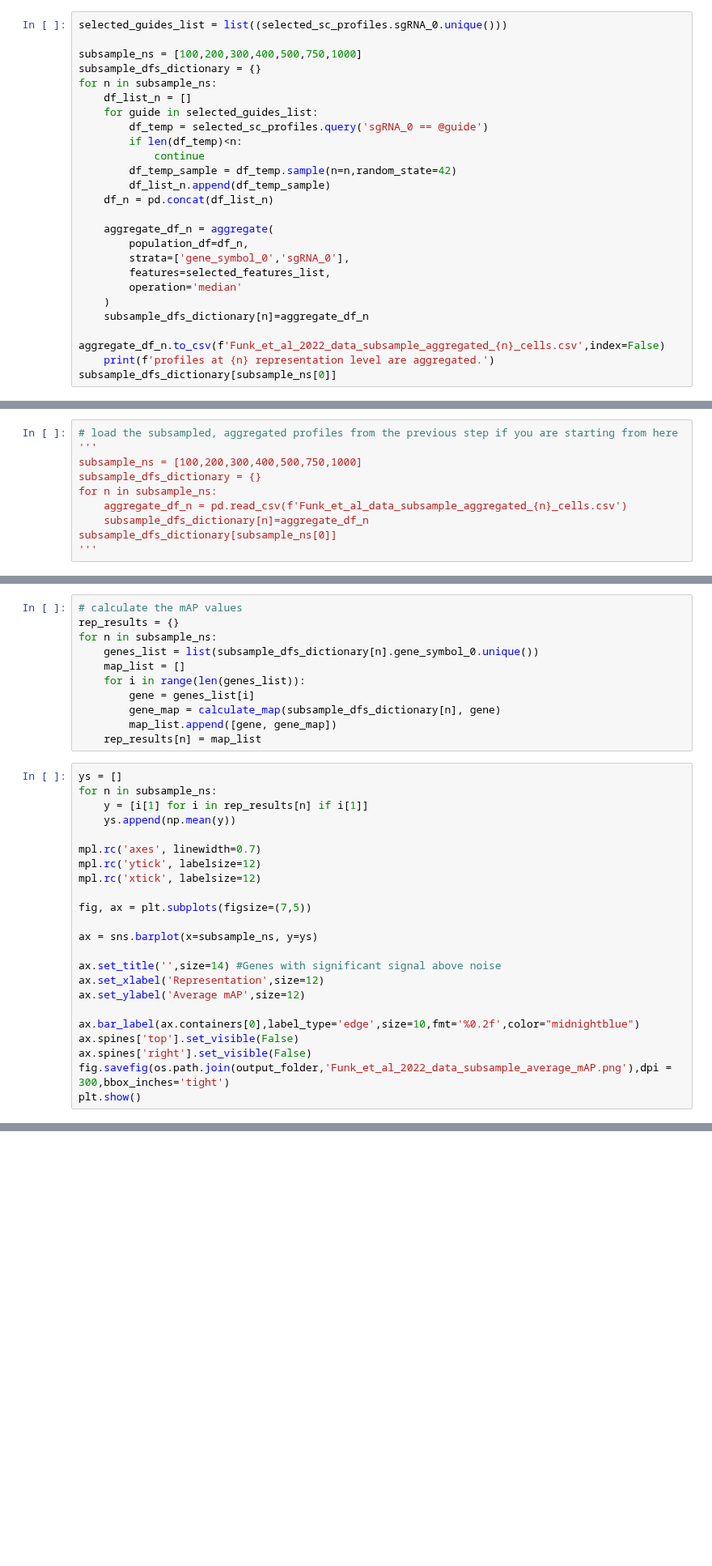
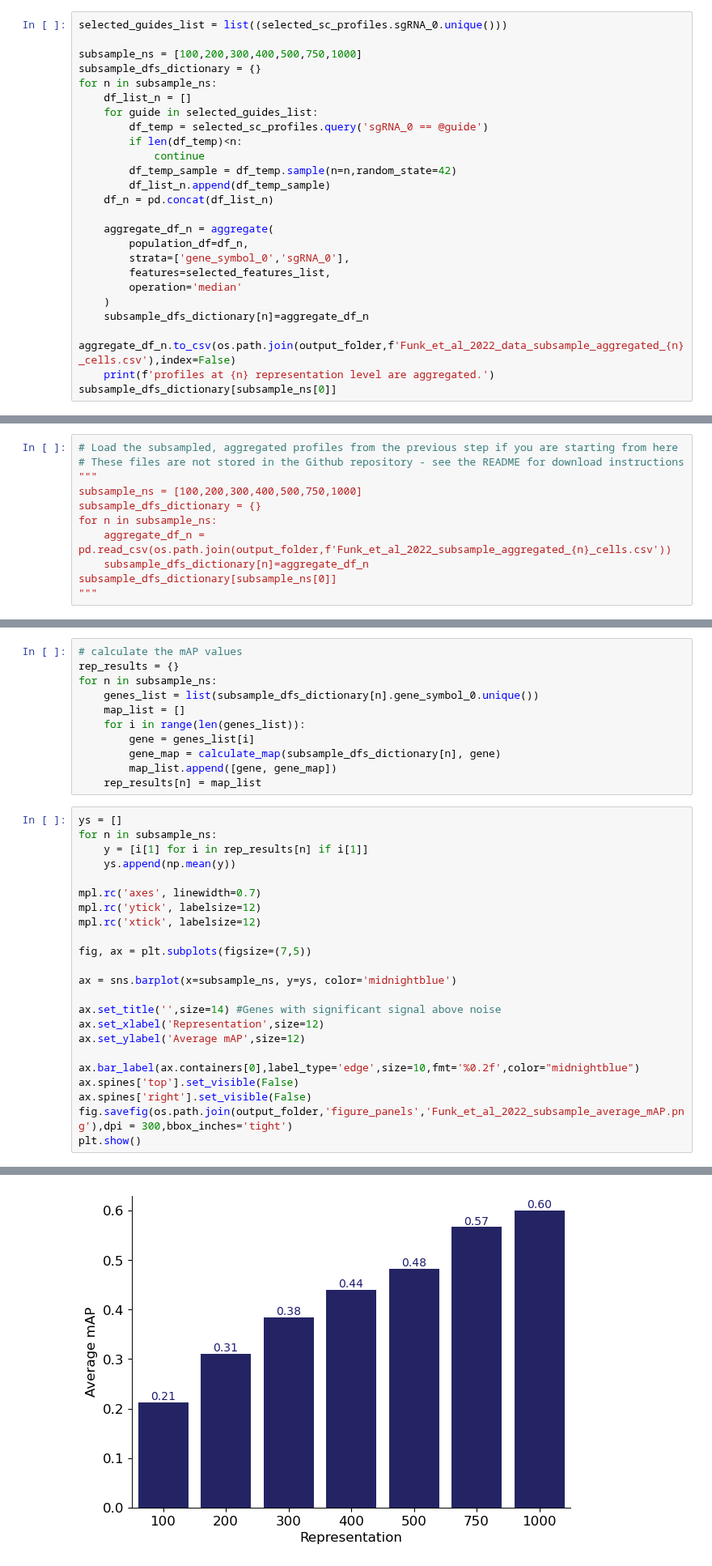
Before and after one commit to broadinstitute/2022_PERISCOPE, a Jupyter notebook: Supplemental_z/Funk_et_al_2022_dataset_mAP_calculations.ipynb, the cells around one changed output, grey strips where cells are left out. Shown at 81% size. Saved outputs shown, nothing was run; the diff lists cells and outputs as text; blank space fills up the shorter version.

Commit message:
update funk map figure

```diff
--- a/Supplemental_z/Funk_et_al_2022_dataset_mAP_calculations.ipynb
+++ b/Supplemental_z/Funk_et_al_2022_dataset_mAP_calculations.ipynb
@@ -220,7 +222,7 @@ for n in subsample_ns:
         operation='median'
     )
     subsample_dfs_dictionary[n]=aggregate_df_n
-    aggregate_df_n.to_csv(f'Funk_et_al_2022_data_subsample_aggregated_{n}_cells.csv',index=False)
+    aggregate_df_n.to_csv(os.path.join(output_folder,f'Funk_et_al_2022_data_subsample_aggregated_{n}_cells.csv'),index=False)
     print(f'profiles at {n} representation level are aggregated.')
 subsample_dfs_dictionary[subsample_ns[0]]
 # %% [output]
@@ -277,15 +279,16 @@ def calculate_map(df_guide, gene):
         ap_list.append(guide_ap)
     return np.mean(ap_list)
 # %%
-# load the subsampled, aggregated profiles from the previous step if you are starting from here
-'''
+# Load the subsampled, aggregated profiles from the previous step if you are starting from here
+# These files are not stored in the Github repository - see the README for download instructions
+"""
 subsample_ns = [100,200,300,400,500,750,1000]
 subsample_dfs_dictionary = {}
 for n in subsample_ns:
-    aggregate_df_n = pd.read_csv(f'Funk_et_al_data_subsample_aggregated_{n}_cells.csv')
+    aggregate_df_n = pd.read_csv(os.path.join(output_folder,f'Funk_et_al_2022_subsample_aggregated_{n}_cells.csv'))
     subsample_dfs_dictionary[n]=aggregate_df_n
 subsample_dfs_dictionary[subsample_ns[0]]
-'''
+"""
 # %% [output]
 |  | gene_symbol_0 | sgRNA_0 | cell_dapi_int | cell_dapi_min | cell_dapi_mass_displacement | cell_dapi_int_edge | ... |
 | 0 | AAGAB | AGCAGACATCAATCTATGTG | -0.029760 | -0.025942 | 0.287865 | 0.253405 | ... |
@@ -323,7 +326,7 @@ mpl.rc('xtick', labelsize=12)
 
 fig, ax = plt.subplots(figsize=(7,5))
 
-ax = sns.barplot(x=subsample_ns, y=ys)
+ax = sns.barplot(x=subsample_ns, y=ys, color='midnightblue')
 
 ax.set_title('',size=14) #Genes with significant signal above noise
 ax.set_xlabel('Representation',size=12)
@@ -332,6 +335,6 @@ ax.set_ylabel('Average mAP',size=12)
 ax.bar_label(ax.containers[0],label_type='edge',size=10,fmt='%0.2f',color="midnightblue")
 ax.spines['top'].set_visible(False)
 ax.spines['right'].set_visible(False)
-fig.savefig(os.path.join(output_folder,'Funk_et_al_2022_data_subsample_average_mAP.png'),dpi = 300,bbox_inches='tight')
+fig.savefig(os.path.join(output_folder,'figure_panels','Funk_et_al_2022_subsample_average_mAP.png'),dpi = 300,bbox_inches='tight')
 plt.show()
 # %% [output]
@@ -338,0 +341 @@ NameError: name 'subsample_ns' is not defined
+[figure, added]
```
Also changed, not shown: parts of 2 cells of this notebook, 4 other files.
